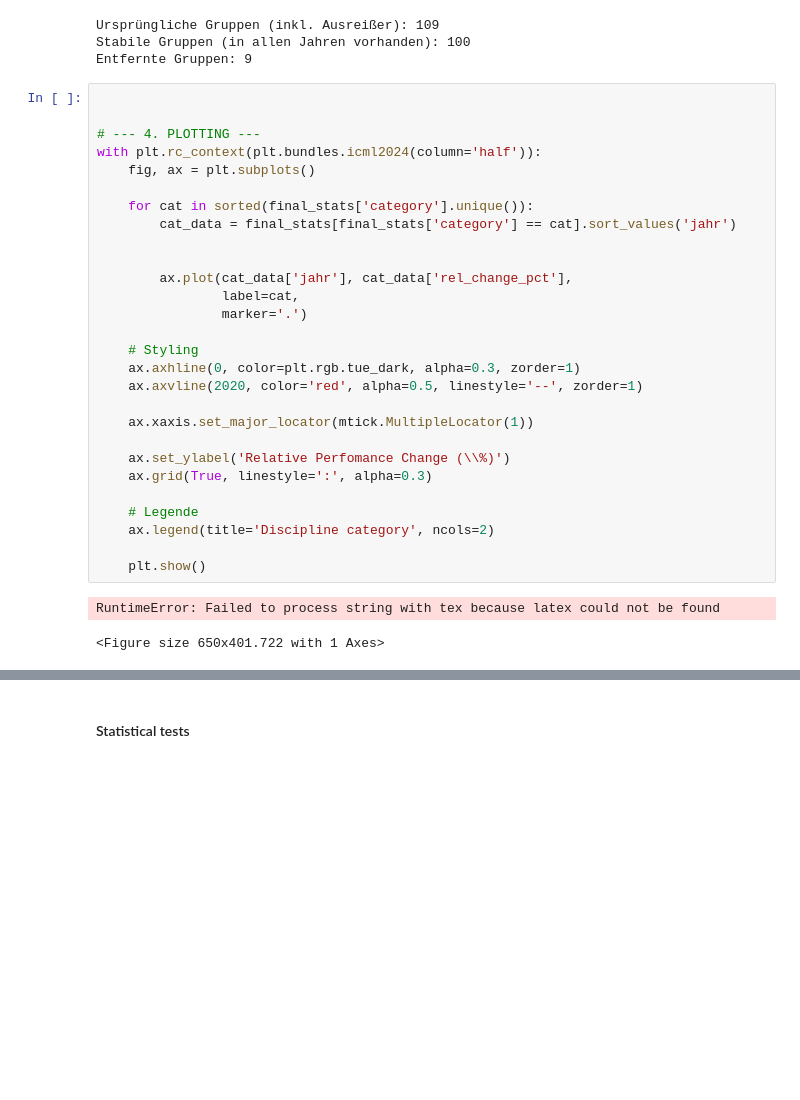
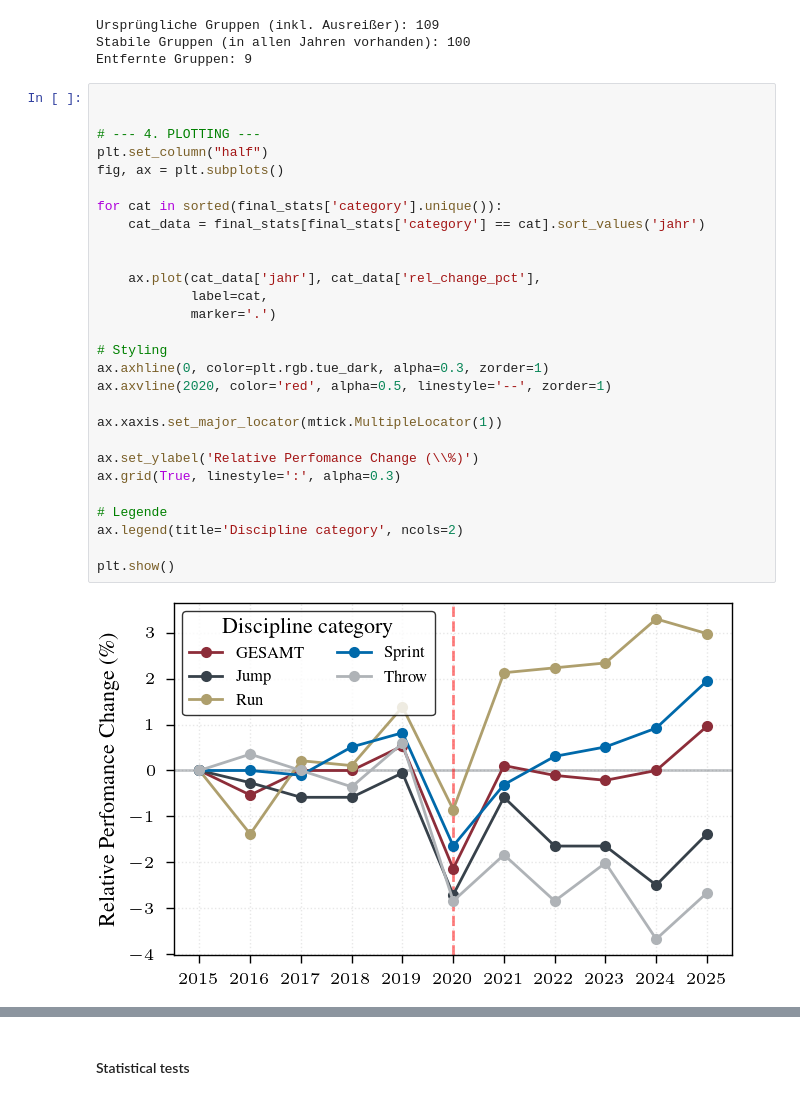
Before and after one commit to maxwernz/Data-Literacy, a Jupyter notebook: Luca/new_luca.ipynb, the cells around one changed output, grey strips where cells are left out. Saved outputs shown, nothing was run; the diff lists cells and outputs as text; blank space fills up the shorter version.

Commit message:
plotting works without latex

```diff
--- a/Luca/new_luca.ipynb
+++ b/Luca/new_luca.ipynb
@@ -73,34 +73,33 @@ Entfernte Gruppen: 9
 # %%
 
 
 # --- 4. PLOTTING ---
-with plt.rc_context(plt.bundles.icml2024(column='half')):
-    fig, ax = plt.subplots()
+plt.set_column("half")
+fig, ax = plt.subplots()
 
-    for cat in sorted(final_stats['category'].unique()):
-        cat_data = final_stats[final_stats['category'] == cat].sort_values('jahr')
+for cat in sorted(final_stats['category'].unique()):
+    cat_data = final_stats[final_stats['category'] == cat].sort_values('jahr')
 
 
-        ax.plot(cat_data['jahr'], cat_data['rel_change_pct'],
-                label=cat,
-                marker='.')
+    ax.plot(cat_data['jahr'], cat_data['rel_change_pct'],
+            label=cat,
+            marker='.')
 
-    # Styling
-    ax.axhline(0, color=plt.rgb.tue_dark, alpha=0.3, zorder=1)
-    ax.axvline(2020, color='red', alpha=0.5, linestyle='--', zorder=1)
+# Styling
+ax.axhline(0, color=plt.rgb.tue_dark, alpha=0.3, zorder=1)
+ax.axvline(2020, color='red', alpha=0.5, linestyle='--', zorder=1)
 
-    ax.xaxis.set_major_locator(mtick.MultipleLocator(1))
+ax.xaxis.set_major_locator(mtick.MultipleLocator(1))
 
-    ax.set_ylabel('Relative Perfomance Change (\\%)')
-    ax.grid(True, linestyle=':', alpha=0.3)
+ax.set_ylabel('Relative Perfomance Change (\\%)')
+ax.grid(True, linestyle=':', alpha=0.3)
 
-    # Legende
-    ax.legend(title='Discipline category', ncols=2)
+# Legende
+ax.legend(title='Discipline category', ncols=2)
 
-    plt.show()
+plt.show()
 # %% [output]
-RuntimeError: Failed to process string with tex because latex could not be found
-<Figure size 650x401.722 with 1 Axes>
+[figure, added]
 # %%
 import matplotlib.ticker as mtick
 
```
Also changed, not shown: parts of 4 cells of this notebook, 6 other files.
